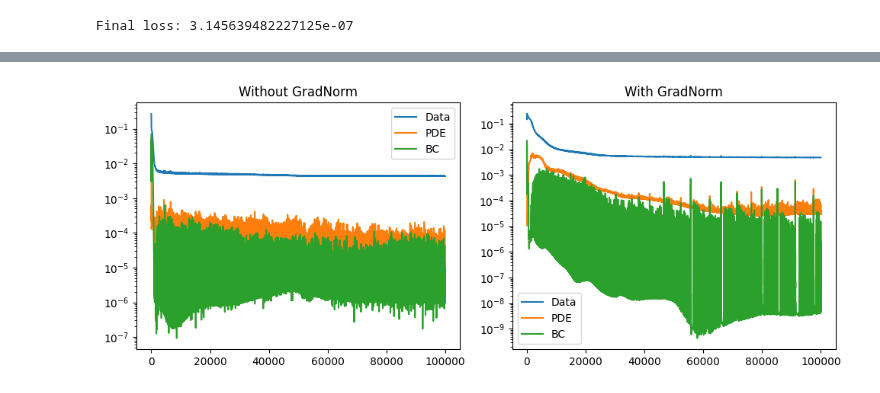
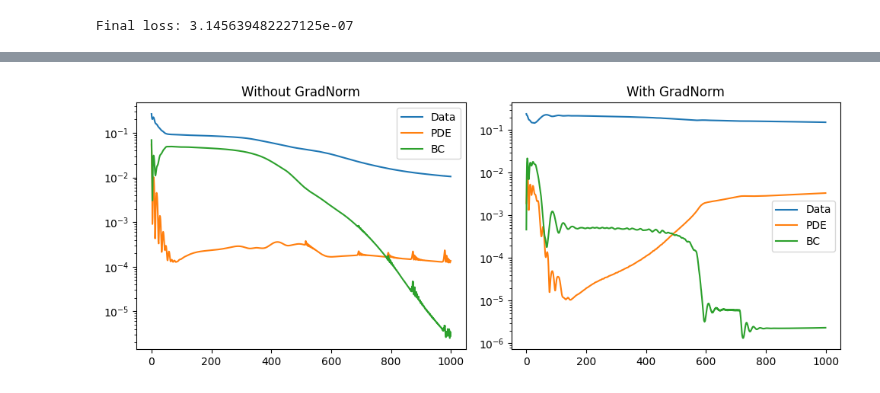
Before and after one commit to konrad-jaworski/Anisotropic_diffusivity_2, a Jupyter notebook: model_notebook_2.ipynb, the cells around one changed output, grey strips where cells are left out. Saved outputs shown, nothing was run; the diff lists cells and outputs as text; code cells hidden in the pictures.

```diff
--- a/model_notebook_2.ipynb
+++ b/model_notebook_2.ipynb
@@ -169,7 +167,7 @@ optimizer1 = optim.Adam(net1.parameters(), lr=1e-3)
 
 loss_hist_no_gn = []
 
-for epoch in range(100000):
+for epoch in range(1000):
     optimizer1.zero_grad()
     loss_data, loss_pde, loss_bc = compute_losses(net1, xt, u_noisy)
     total_loss = loss_data + 10 * loss_pde + 1 * loss_bc  # arbitrary weights
@@ -191,7 +189,7 @@ init_losses = torch.tensor([l.item() for l in compute_losses(net2, xt, u_noisy)]
 
 loss_hist_gn = []
 
-for epoch in range(100000):
+for epoch in range(1000):
     optimizer2.zero_grad()
     losses = torch.stack(compute_losses(net2, xt, u_noisy))
     weighted_loss = torch.sum(w * losses)
@@ -215,7 +213,10 @@ for epoch in range(100000):
     # Determining target gradient
     target_grad = mean_grad * (r_i ** alpha)
 
+    # Our gradient norm should approch the target gradient
     gradnorm_loss = torch.sum(torch.abs(grad_norms - target_grad))
+
+    # Gradients of w.r.t to wi which will be used in grad
     grad_w = torch.autograd.grad(gradnorm_loss, w, retain_graph=True)[0]
 
     # Backward pass for network
@@ -278 +282 @@ plt.show()
-[figure, old version]
+[figure, new version]
```
Also changed, not shown: parts of 4 cells of this notebook, 2 other files.
